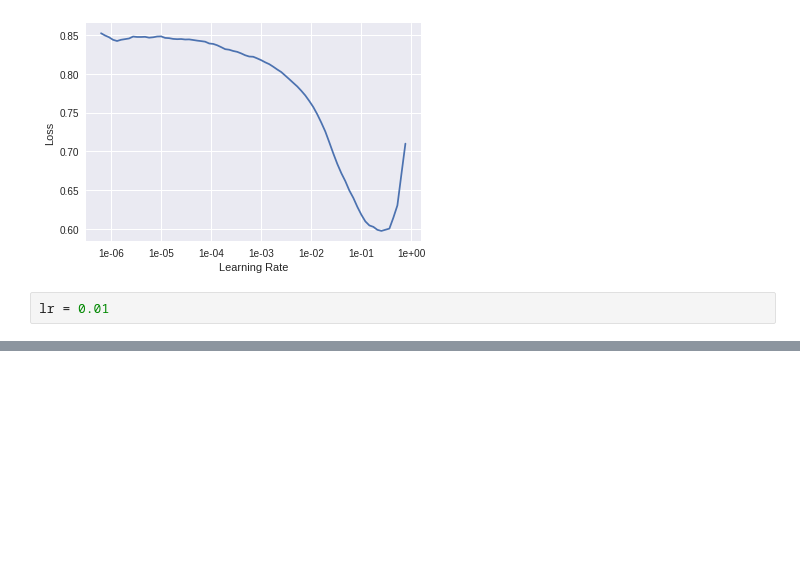
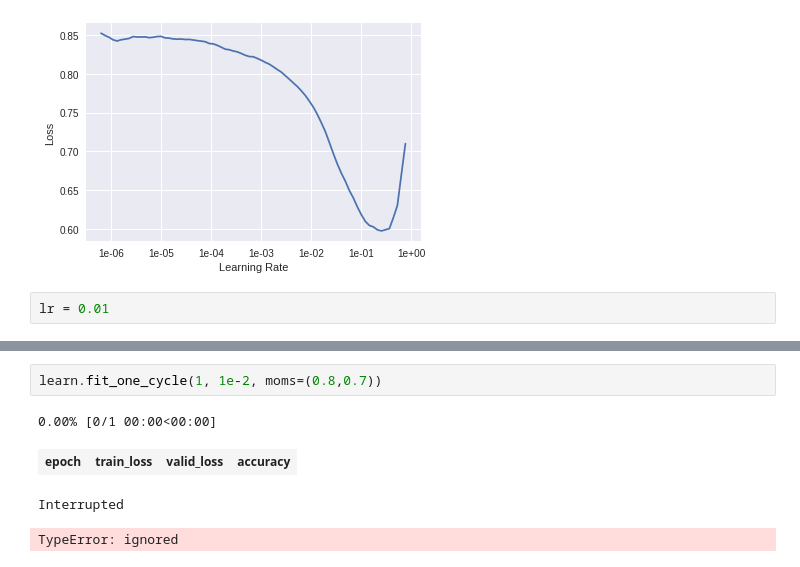
Before and after one commit to shyampagadi/fastai, a Jupyter notebook: Untitled16.ipynb, the cells around one changed output, grey strips where cells are left out. Drawn from its saved outputs; the diff is of its cells as text; blank space fills up the shorter version.

```diff
--- a/Untitled16.ipynb
+++ b/Untitled16.ipynb
@@ -92,0 +180,7 @@ learn.fit_one_cycle(5, slice(lr))
+# %%
+learn.fit_one_cycle(1, 1e-2, moms=(0.8,0.7))
+# %% [output]
+0.00% [0/1 00:00<00:00]
+| epoch | train_loss | valid_loss | accuracy |
+Interrupted
+TypeError: ignored
```
Also changed, not shown: parts of 19 cells of this notebook.
